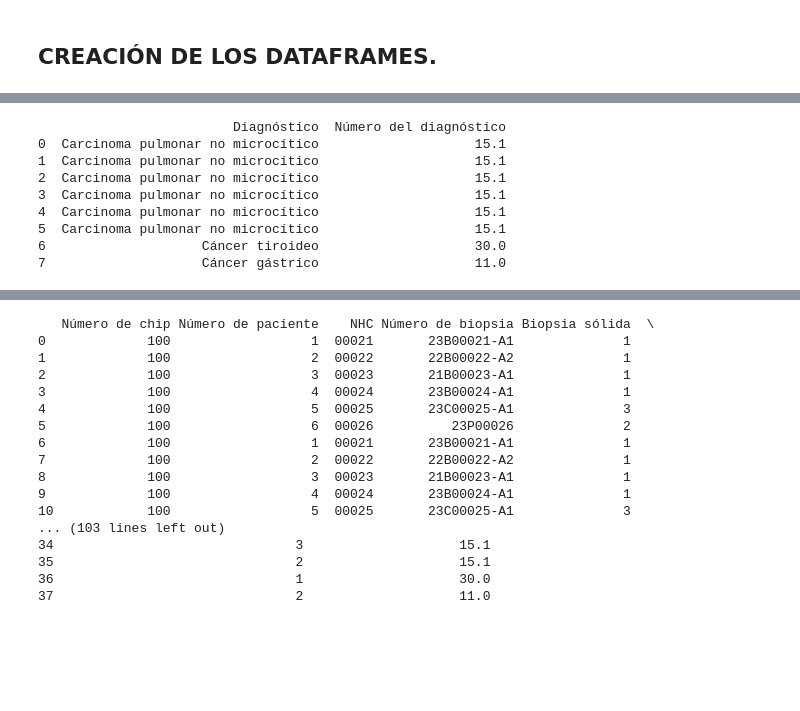
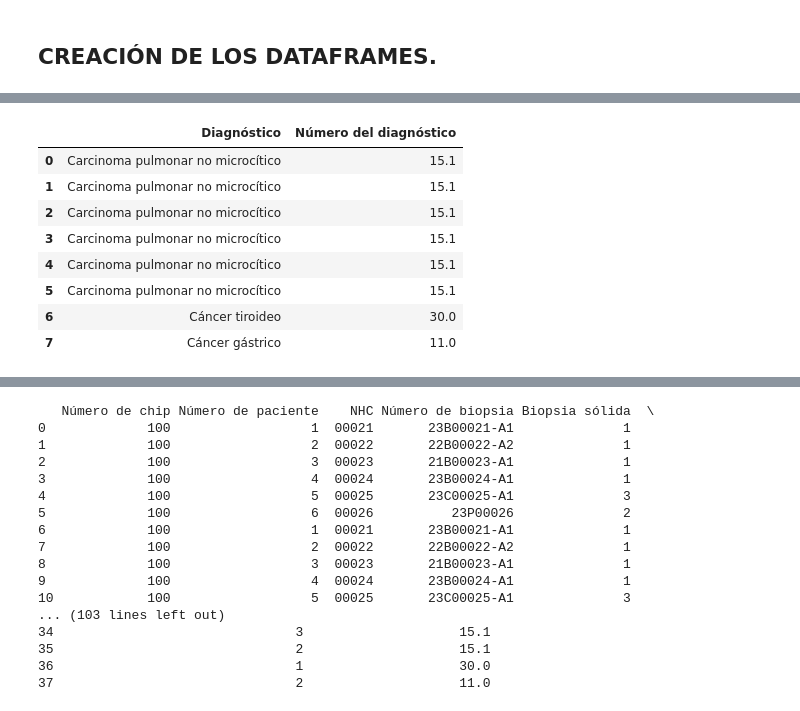
Before and after one commit to LuciaVitores/Automatizacion_PDF_scraping, a Jupyter notebook: PruebaLucia.ipynb, the cells around one changed output, grey strips where cells are left out. Drawn from its saved outputs; the diff is of its cells as text; code cells hidden in the pictures; blank space fills up the shorter version.

```diff
--- a/PruebaLucia.ipynb
+++ b/PruebaLucia.ipynb
@@ -1611,12 +1765,12 @@ Tabla2Diagnostico = pd.DataFrame({'Diagnóstico': textoDiag, 'Número del diagn
-# %%
-print(Tabla2Diagnostico)
-# %% [output]
-                         Diagnóstico  Número del diagnóstico
-0  Carcinoma pulmonar no microcítico                    15.1
-1  Carcinoma pulmonar no microcítico                    15.1
-2  Carcinoma pulmonar no microcítico                    15.1
-3  Carcinoma pulmonar no microcítico                    15.1
-4  Carcinoma pulmonar no microcítico                    15.1
-5  Carcinoma pulmonar no microcítico                    15.1
-6                    Cáncer tiroideo                    30.0
-7                    Cáncer gástrico                    11.0
+# %%
+Tabla2Diagnostico
+# %% [output]
+|  | Diagnóstico | Número del diagnóstico |
+| 0 | Carcinoma pulmonar no microcítico | 15.1 |
+| 1 | Carcinoma pulmonar no microcítico | 15.1 |
+| 2 | Carcinoma pulmonar no microcítico | 15.1 |
+| 3 | Carcinoma pulmonar no microcítico | 15.1 |
+| 4 | Carcinoma pulmonar no microcítico | 15.1 |
+| 5 | Carcinoma pulmonar no microcítico | 15.1 |
+| 6 | Cáncer tiroideo | 30.0 |
+| 7 | Cáncer gástrico | 11.0 |
```
Also changed, not shown: parts of 34 cells of this notebook.
